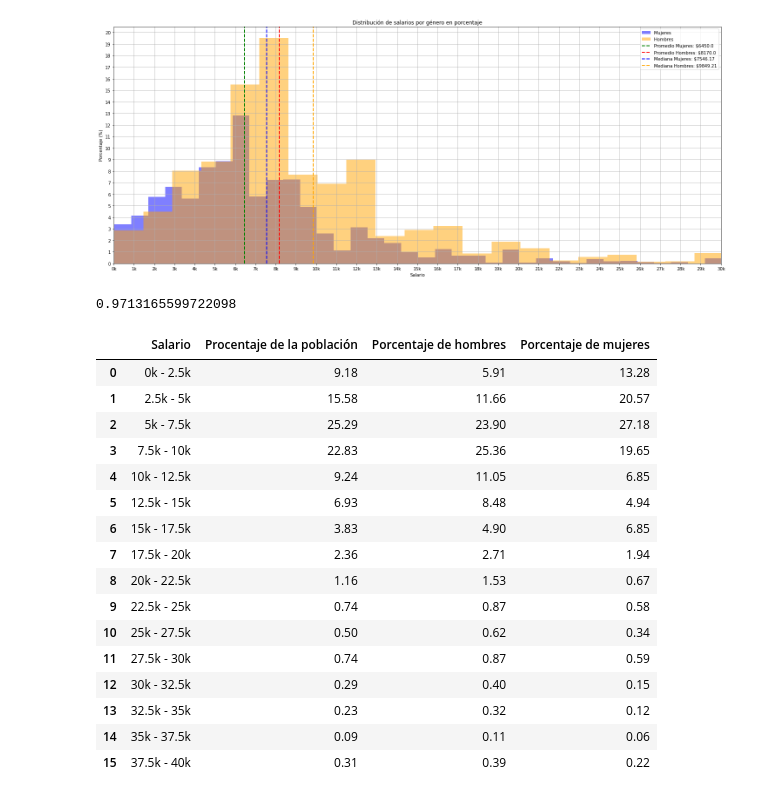
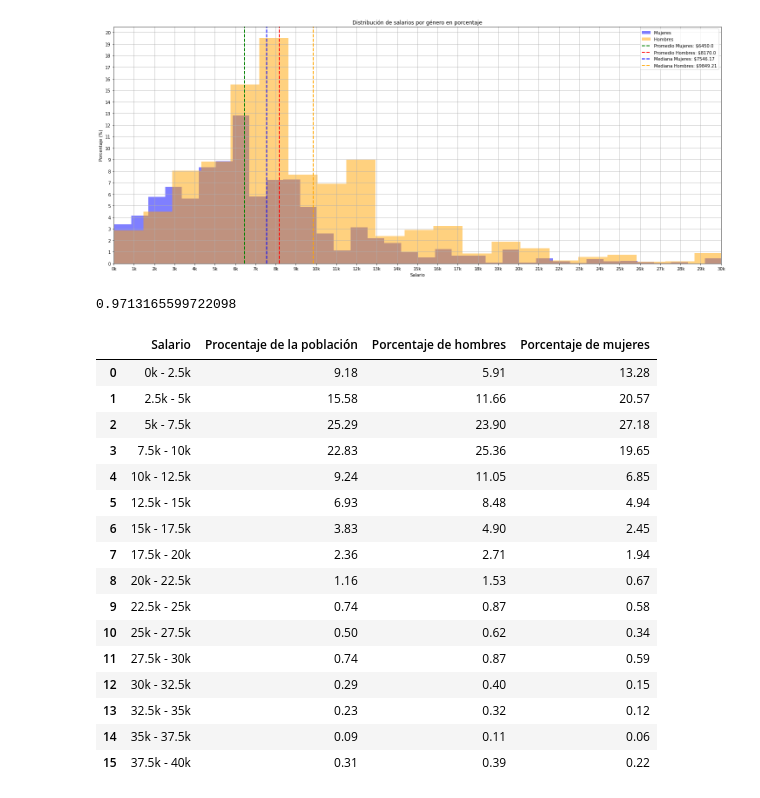
Before and after one commit to lfvvillanueva/DS---SELF-LEARNING, a Jupyter notebook: MORE/ENOE/1ST QTR 2023/ENOE_1ST_QTR_2023.ipynb, the cells around one changed output. Cells and saved outputs as stored; diff of their text form; code cells hidden in the pictures.

```diff
--- a/MORE/ENOE/1ST QTR 2023/ENOE_1ST_QTR_2023.ipynb
+++ b/MORE/ENOE/1ST QTR 2023/ENOE_1ST_QTR_2023.ipynb
@@ -215,35 +215,35 @@ SALARIOS.loc[15, 'Porcentaje de hombres'] = round((DB[ (DB['ingocup'] > 37500) &
 SALARIOS['Porcentaje de hombres'] = SALARIOS['Porcentaje de hombres'].apply(lambda x: x * 100)
 
 # Porcentaje de la población en femenina por salario
 SALARIOS.loc[0, 'Porcentaje de mujeres'] = round((DB[ (DB['ingocup'] > 0) & (DB['ingocup'] <= 2500)  & (DB['sex'] == 2) ]['ingocup'].count() / DB[ (DB['ingocup'] > 0)  & (DB['sex'] == 2) ]['ingocup'].count()),4)
 SALARIOS.loc[1, 'Porcentaje de mujeres'] = round((DB[ (DB['ingocup'] > 2500) & (DB['ingocup'] <= 5000)  & (DB['sex'] == 2) ]['ingocup'].count() / DB[ (DB['ingocup'] > 0)  & (DB['sex'] == 2) ]['ingocup'].count()),4)
 SALARIOS.loc[2, 'Porcentaje de mujeres'] = round((DB[ (DB['ingocup'] > 5000) & (DB['ingocup'] <= 7500)  & (DB['sex'] == 2) ]['ingocup'].count() / DB[ (DB['ingocup'] > 0)  & (DB['sex'] == 2) ]['ingocup'].count()),4)
 SALARIOS.loc[3, 'Porcentaje de mujeres'] = round((DB[ (DB['ingocup'] > 7500) & (DB['ingocup'] <= 10000)  & (DB['sex'] == 2) ]['ingocup'].count() / DB[ (DB['ingocup'] > 0)  & (DB['sex'] == 2) ]['ingocup'].count()),4)
 SALARIOS.loc[4, 'Porcentaje de mujeres'] = round((DB[ (DB['ingocup'] > 10000) & (DB['ingocup'] <= 12500)  & (DB['sex'] == 2) ]['ingocup'].count() / DB[ (DB['ingocup'] > 0)  & (DB['sex'] == 2) ]['ingocup'].count()),4)
 SALARIOS.loc[5, 'Porcentaje de mujeres'] = round((DB[ (DB['ingocup'] > 12500) & (DB['ingocup'] <= 15000)  & (DB['sex'] == 2) ]['ingocup'].count() / DB[ (DB['ingocup'] > 0)  & (DB['sex'] == 2) ]['ingocup'].count()),4)
-SALARIOS.loc[6, 'Porcentaje de mujeres'] = round((DB[ (DB['ingocup'] > 15000) & (DB['ingocup'] <= 17500)  & (DB['sex'] == 1) ]['ingocup'].count() / DB[ (DB['ingocup'] > 0)  & (DB['sex'] == 2) ]['ingocup'].count()),4)
+SALARIOS.loc[6, 'Porcentaje de mujeres'] = round((DB[ (DB['ingocup'] > 15000) & (DB['ingocup'] <= 17500)  & (DB['sex'] == 2) ]['ingocup'].count() / DB[ (DB['ingocup'] > 0)  & (DB['sex'] == 2) ]['ingocup'].count()),4)
 SALARIOS.loc[7, 'Porcentaje de mujeres'] = round((DB[ (DB['ingocup'] > 17500) & (DB['ingocup'] <= 20000)  & (DB['sex'] == 2) ]['ingocup'].count() / DB[ (DB['ingocup'] > 0)  & (DB['sex'] == 2) ]['ingocup'].count()),4)
 SALARIOS.loc[8, 'Porcentaje de mujeres'] = round((DB[ (DB['ingocup'] > 20000) & (DB['ingocup'] <= 22500)  & (DB['sex'] == 2) ]['ingocup'].count() / DB[ (DB['ingocup'] > 0)  & (DB['sex'] == 2) ]['ingocup'].count()),4)
 SALARIOS.loc[9, 'Porcentaje de mujeres'] = round((DB[ (DB['ingocup'] > 22500) & (DB['ingocup'] <= 25000)  & (DB['sex'] == 2) ]['ingocup'].count() / DB[ (DB['ingocup'] > 0)  & (DB['sex'] == 2) ]['ingocup'].count()),4)
 SALARIOS.loc[10, 'Porcentaje de mujeres'] = round((DB[ (DB['ingocup'] > 25000) & (DB['ingocup'] <= 27500)  & (DB['sex'] == 2) ]['ingocup'].count() / DB[ (DB['ingocup'] > 0)  & (DB['sex'] == 2) ]['ingocup'].count()),4)
 SALARIOS.loc[11, 'Porcentaje de mujeres'] = round((DB[ (DB['ingocup'] > 27500) & (DB['ingocup'] <= 30000)  & (DB['sex'] == 2) ]['ingocup'].count() / DB[ (DB['ingocup'] > 0)  & (DB['sex'] == 2) ]['ingocup'].count()),4)
 SALARIOS.loc[12, 'Porcentaje de mujeres'] = round((DB[ (DB['ingocup'] > 30000) & (DB['ingocup'] <= 32500)  & (DB['sex'] == 2) ]['ingocup'].count() / DB[ (DB['ingocup'] > 0)  & (DB['sex'] == 2) ]['ingocup'].count()),4)
 SALARIOS.loc[13, 'Porcentaje de mujeres'] = round((DB[ (DB['ingocup'] > 32500) & (DB['ingocup'] <= 35000)  & (DB['sex'] == 2) ]['ingocup'].count() / DB[ (DB['ingocup'] > 0)  & (DB['sex'] == 2) ]['ingocup'].count()),4)
 SALARIOS.loc[14, 'Porcentaje de mujeres'] = round((DB[ (DB['ingocup'] > 35000) & (DB['ingocup'] <= 37500)  & (DB['sex'] == 2) ]['ingocup'].count() / DB[ (DB['ingocup'] > 0)  & (DB['sex'] == 2) ]['ingocup'].count()),4)
 SALARIOS.loc[15, 'Porcentaje de mujeres'] = round((DB[ (DB['ingocup'] > 37500) & (DB['ingocup'] <= 40000)  & (DB['sex'] == 2) ]['ingocup'].count() / DB[ (DB['ingocup'] > 0)  & (DB['sex'] == 2) ]['ingocup'].count()),4)
 SALARIOS['Porcentaje de mujeres'] = SALARIOS['Porcentaje de mujeres'].apply(lambda x: x * 100)
 
 SALARIOS
 # %% [output]
 0.9713165599722098
 |  | Salario | Procentaje de la población | Porcentaje de hombres | Porcentaje de mujeres |
 | 0 | 0k - 2.5k | 9.18 | 5.91 | 13.28 |
 | 1 | 2.5k - 5k | 15.58 | 11.66 | 20.57 |
 | 2 | 5k - 7.5k | 25.29 | 23.90 | 27.18 |
 | 3 | 7.5k - 10k | 22.83 | 25.36 | 19.65 |
 | 4 | 10k - 12.5k | 9.24 | 11.05 | 6.85 |
 | 5 | 12.5k - 15k | 6.93 | 8.48 | 4.94 |
-| 6 | 15k - 17.5k | 3.83 | 4.90 | 6.85 |
+| 6 | 15k - 17.5k | 3.83 | 4.90 | 2.45 |
 | 7 | 17.5k - 20k | 2.36 | 2.71 | 1.94 |
 | 8 | 20k - 22.5k | 1.16 | 1.53 | 0.67 |
 | 9 | 22.5k - 25k | 0.74 | 0.87 | 0.58 |
```
Also changed, not shown: 1 other file.
